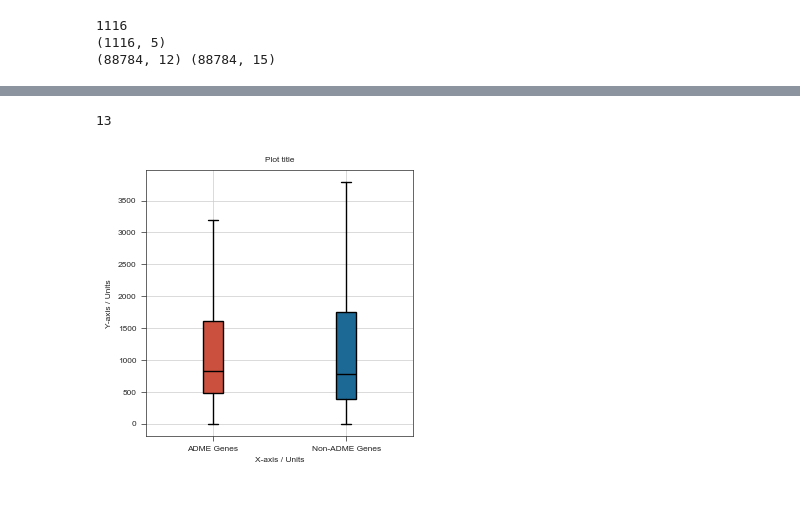
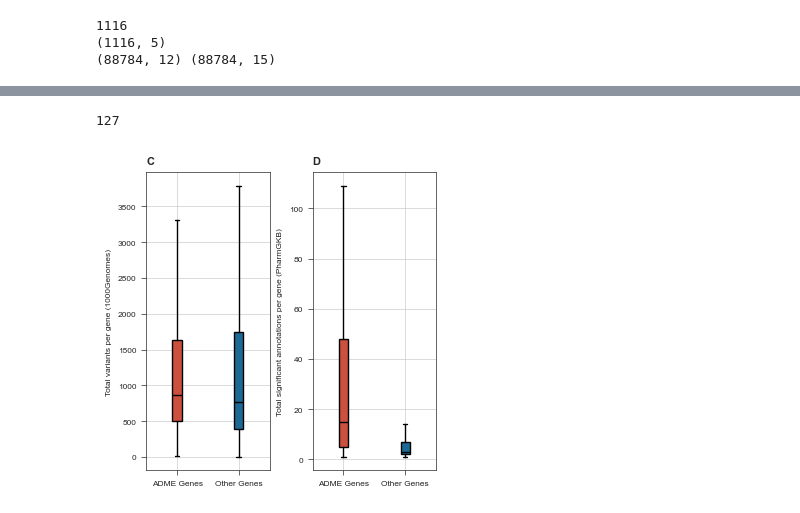
Before and after one commit to ersilia-os/pharmacogx-embeddings, a Jupyter notebook: paper/figure1.ipynb, the cells around one changed output, grey strips where cells are left out. Saved outputs shown, nothing was run; the diff lists cells and outputs as text; code cells hidden in the pictures.

Commit message:
figure 1 draft

```diff
--- a/paper/figure1.ipynb
+++ b/paper/figure1.ipynb
@@ -30,14 +31,13 @@ Also, many drugs do not have the disease correctly associated (it was missing in
 # %%
 df = pd.read_csv(os.path.join(DATAPATH,"pharmgkb_processed", "13_pgkb_merged.csv"), low_memory=False)
-d2d = pd.read_csv(os.path.join(DATAPATH, "drugbank", "drugbank_atc_codes.csv"))
-len(set(df["cid"])-set(d2d["pharmgkb_id"]))
-
-df_ = df.merge(d2d, how='left', left_on='cid', right_on='pharmgkb_id')
+atc = pd.read_csv(os.path.join(DATAPATH, "drugbank", "drugbank_atc_codes.csv"))
+len(set(df["cid"])-set(atc["pharmgkb_id"]))
+df_ = df.merge(atc, how='left', left_on='cid', right_on='pharmgkb_id')
 df_.drop(columns=["pharmgkb_id"], inplace=True)
 df2d = df_[["cid", "chemical", "atc_codes", "disease", "is_infectious", "is_noncommunicable"]]
 df2d.drop_duplicates(keep="first", inplace=True)
 df2d.sort_values(by="cid", inplace=True)
-df2d.to_csv(os.path.join("data", "drugs2disease.csv"), index=False)
+#df2d.to_csv(os.path.join("data", "drugs2disease.csv"), index=False)
 print(len(set(df["cid"])), len(set(df_["cid"])), len(set(df2d["cid"])))
 # %% [output]
 1116 1116 1116
@@ -80,5 +63,0 @@ Text(0.5, 1.0, 'PharmGKB annotations by disease class')
-# %%
-# our drugs of interest
-drugs = pd.read_csv(os.path.join(DATAPATH, "of_interest", "curated_drugs_for_gradient.tsv"), sep="\t")
-df = pd.read_csv(os.path.join(DATAPATH,"pharmgkb_processed", "13_pgkb_merged.csv"), low_memory=False)
-set([x.lower() for x in drugs["Drug"]])-set(df["chemical"])
@@ -162,25 +254,35 @@ plt.boxplot([admevars_counts['frequency'], nonadmevars_counts['frequency']], lab
 # %%
-# in 1000 Genomes
-df = pd.read_csv(os.path.join(DATAPATH, "variants", "1000_Genomes", "subset_snvs_protein_coding_1kGPhg38_gene_level.tsv"), sep="\t")
+admegenes = pd.read_csv(os.path.join("data", "adme_gene_list.tsv"), sep="\t")
+genes = admegenes["Gene Symbol"].tolist()
+
+allvars = pd.read_csv(os.path.join(DATAPATH, "variants", "1000_Genomes", "subset_snvs_protein_coding_1kGPhg38_gene_level.tsv"), sep="\t")
 genesmissing = list(set(genes)-set(df["gene"]))
 print(len(set(genesmissing)))
-
-admevars = df[df["gene"].isin(genes)]
-nonadmevars = df[~df["gene"].isin(genes)]
-
+admevars = allvars[allvars["gene"].isin(genes)]
+nonadmevars = allvars[~allvars["gene"].isin(genes)]
 admevars_counts = admevars[['gene', 'total_variants']]
 nonadmevars_counts = nonadmevars[['gene', 'total_variants']]
 
-missing_admevars_df = pd.DataFrame({'gene': list(genesmissing), 'total_variants': 0})
-admevars_counts = pd.concat([admevars_counts, missing_admevars_df], ignore_index=True)
+pgx_ann = pd.read_csv(os.path.join(DATAPATH, "pharmgkb_processed", "13_pgkb_merged.csv"), low_memory=False)
+admeann = pgx_ann[pgx_ann["gene"].isin(genes)]
+nonadmeann = pgx_ann[~pgx_ann["gene"].isin(genes)]
+admeann_counts = admeann['gene'].value_counts().reset_index()
+nonadmeann_counts = nonadmeann['gene'].value_counts().reset_index()
 
-fig, axs = st.create_figure(1,1)
-ax = axs.next()
+fig, axs = st.create_figure(1,2, width = ONE_COLUMN_WIDTH)
 colors = [red,blue]
 medianprops = dict(color="black")
-bp = ax.boxplot([admevars_counts['total_variants'], nonadmevars_counts['total_variants']], patch_artist=True, labels=['ADME Genes', 'Non-ADME Genes'], medianprops= medianprops,showfliers=False)
+ax = axs.next()
+bp = ax.boxplot([admevars_counts['total_variants'], nonadmevars_counts['total_variants']], patch_artist=True, labels=['ADME Genes', 'Other Genes'], medianprops= medianprops,showfliers=False)
 for patch, color in zip(bp["boxes"], colors):
     patch.set_facecolor(color)
+st.label(ax, xlabel="", ylabel = "Total variants per gene (1000Genomes)",  title="", abc="C")
+ax = axs.next()
+bp = ax.boxplot([admeann_counts['count'], nonadmeann_counts['count']], patch_artist=True, labels=['ADME Genes', 'Other Genes'], medianprops= medianprops,showfliers=False)
+for patch, color in zip(bp["boxes"], colors):
+    patch.set_facecolor(color)
+st.label(ax, xlabel="", ylabel = "Total significant annotations per gene (PharmGKB)", title="",abc="D")
+plt.tight_layout()
 # %% [output]
-13
+127
-[figure, old version]
+[figure, new version]
```
Also changed, not shown: parts of 28 cells of this notebook, 5 other files.
